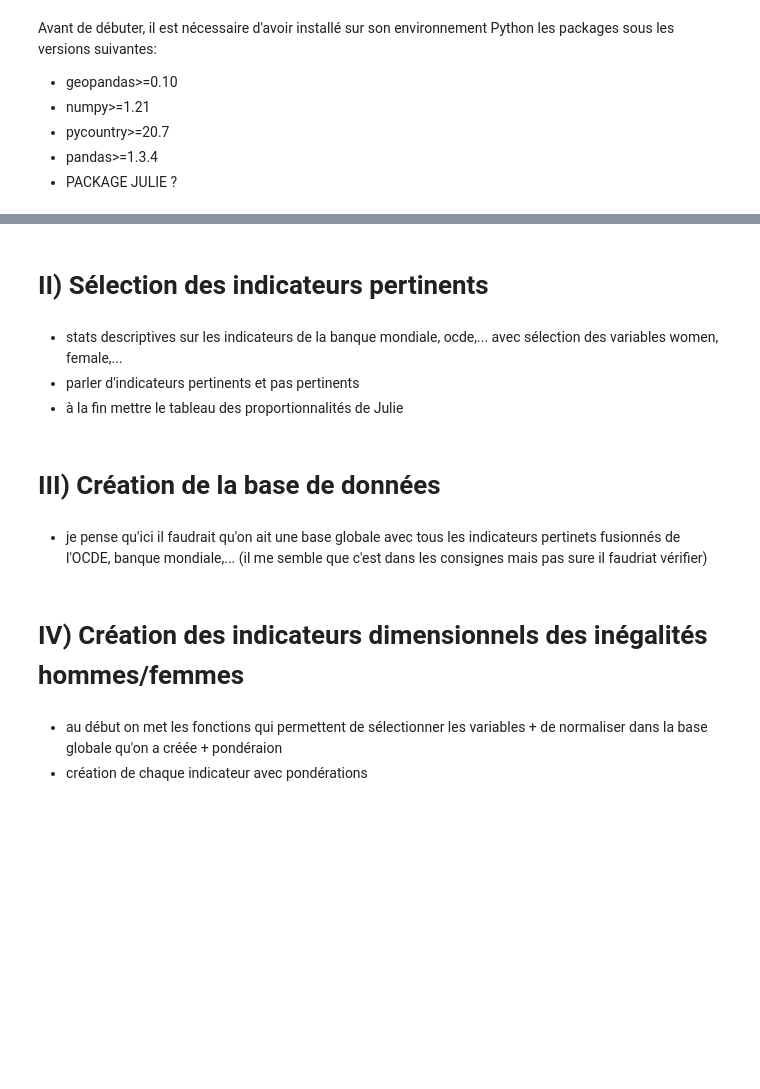
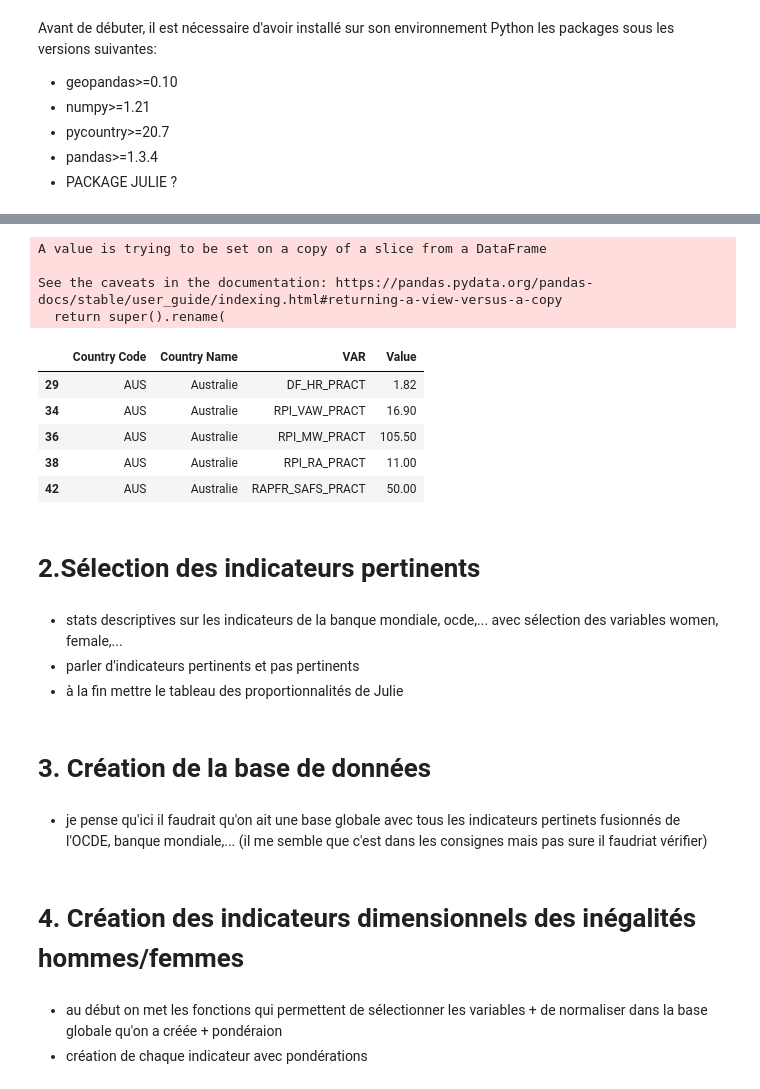
Before and after one commit to cmllbll/Gender-Inequalities-and-Development, a Jupyter notebook: Notebook final.ipynb, the cells around one changed output, grey strips where cells are left out. Saved outputs shown, nothing was run; the diff lists cells and outputs as text; code cells hidden in the pictures; blank space fills up the shorter version.

```diff
--- a/Notebook final.ipynb
+++ b/Notebook final.ipynb
@@ -16,0 +163,3 @@ Avant de débuter, il est nécessaire d'avoir installé sur son environnement Py
+# %%
+df_ocde=pd.read_csv('./oecd3.csv', sep=',', encoding='latin-1')
+df_ocde.head(5)
@@ -17,15 +173,33 @@ Avant de débuter, il est nécessaire d'avoir installé sur son environnement Py
+# %%
+# on ne sélectionne que les lignes 'pratique' qui correspondent à la réalité des faits
+df_ocde2=df_ocde[df_ocde['Variable']=="Pratique"]
+df_ocde2.rename(columns={'ï»¿"REGION"': 'region_monde', 'RÃ©gion': 'region', 'LOCATION': 'Country Code', 'Pays':'Country Name'}, inplace=True)
+df_ocde2=df_ocde2[df_ocde2['region_monde']=="ALL"]
+df_ocde3=df_ocde2[['Country Code', 'Country Name', 'VAR', 'Value']]
+df_ocde3.head(5)
+# %% [output]
+A value is trying to be set on a copy of a slice from a DataFrame
+
+See the caveats in the documentation: https://pandas.pydata.org/pandas-docs/stable/user_guide/indexing.html#returning-a-view-versus-a-copy
+  return super().rename(
+|  | Country Code | Country Name | VAR | Value |
+| 29 | AUS | Australie | DF_HR_PRACT | 1.82 |
+| 34 | AUS | Australie | RPI_VAW_PRACT | 16.90 |
+| 36 | AUS | Australie | RPI_MW_PRACT | 105.50 |
+| 38 | AUS | Australie | RPI_RA_PRACT | 11.00 |
+| 42 | AUS | Australie | RAPFR_SAFS_PRACT | 50.00 |
 # %% [markdown]
-# II) Sélection des indicateurs pertinents
+# 2.Sélection des indicateurs pertinents
 # %% [markdown]
 - stats descriptives sur les indicateurs de la banque mondiale, ocde,... avec sélection des variables women, female,...
 - parler d'indicateurs pertinents et pas pertinents
 - à la fin mettre le tableau des proportionnalités de Julie
 # %% [markdown]
-# III) Création de la base de données
+# 3. Création de la base de données
 # %% [markdown]
 - je pense qu'ici il faudrait qu'on ait une base globale avec tous les indicateurs pertinets fusionnés de l'OCDE, banque mondiale,... (il me semble que c'est dans les consignes mais pas sure il faudriat vérifier)
 # %% [markdown]
-# IV) Création des indicateurs dimensionnels des inégalités hommes/femmes
+# 4. Création des indicateurs dimensionnels des inégalités hommes/femmes
 # %% [markdown]
 - au début on met les fonctions qui permettent de sélectionner les variables + de normaliser dans la base globale qu'on a créée + pondéraion
 - création de chaque indicateur avec pondérations
```
Also changed, not shown: parts of 30 cells of this notebook.
